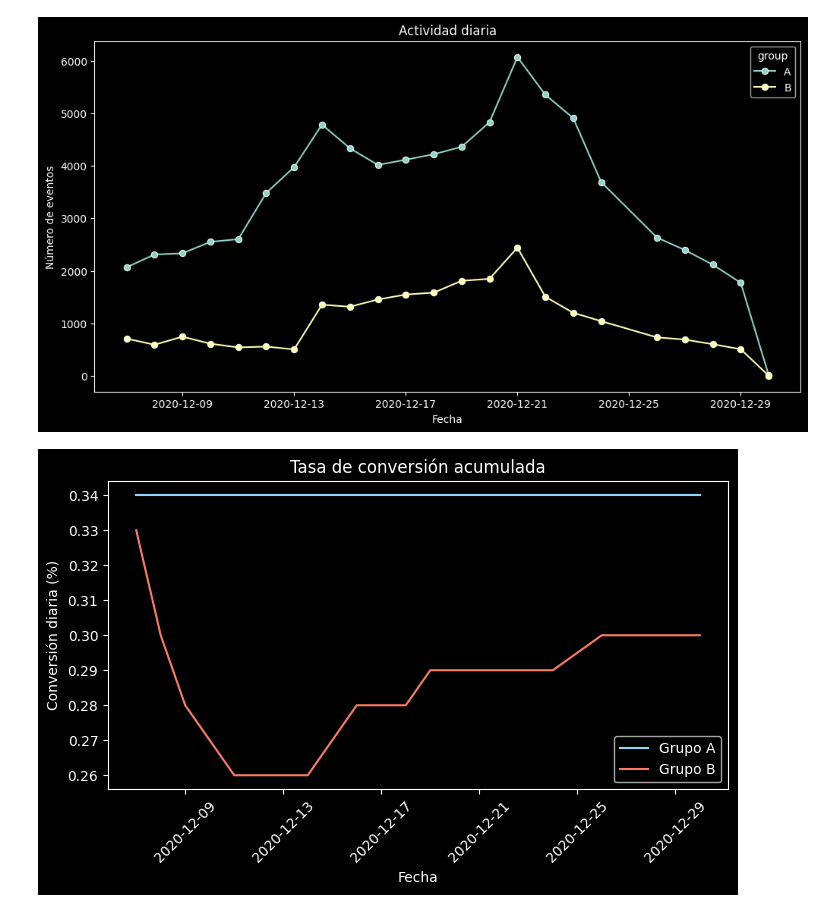
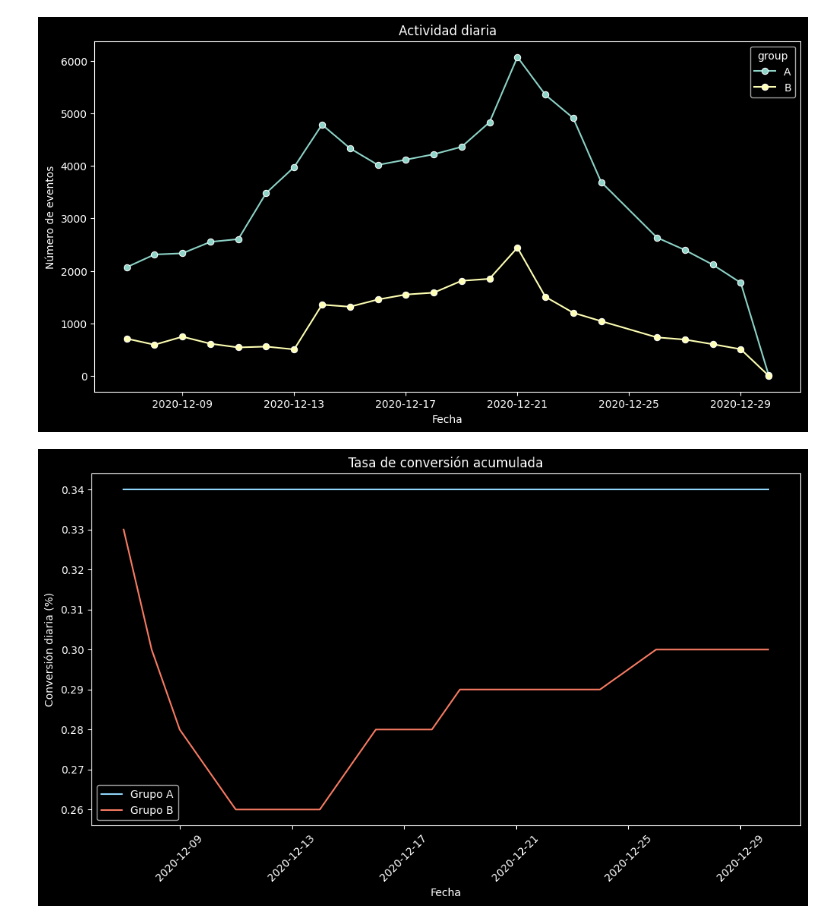
Before and after one commit to XivxnX/recommender_system_test, a Jupyter notebook: recommender_system_test.ipynb, the cells around one changed output. Cells and saved outputs as stored; diff of their text form; code cells hidden in the pictures.

```diff
--- a/recommender_system_test.ipynb
+++ b/recommender_system_test.ipynb
@@ -408,32 +409,32 @@ num_logins_per_group = (
 )
 
 # número de "purchases" realizadas diarias por grupo
 num_purchase_per_group = (
     events_with_group.query('event_name == "purchase"')
     .groupby(['date', 'group'], as_index=False)
     .agg({'user_id':'nunique'})
     .rename(columns={'user_id':'total_purchase'})
 )
 
 # conversion_per_group: juntar número de "logins" y "purchases" diarios
 conversion_per_group = num_logins_per_group.merge(num_purchase_per_group, how='left', on=['date', 'group']).fillna(0)
 
 # calcular tasa de conversión acumulada
 conversion_per_group['cumulative_logins'] = conversion_per_group.groupby('group')['total_logins'].cumsum()
 conversion_per_group['cumulative_purchases'] = conversion_per_group.groupby('group')['total_purchase'].cumsum()
 conversion_per_group['cumulative_conversion'] = (conversion_per_group['cumulative_purchases'] / conversion_per_group['cumulative_logins']).round(2)
 
 # gráfico de líneas: tasa de conversión acumulada
-plt.figure(figsize=(8,4))
+plt.figure(figsize=[12,6])
 colors = {'A': '#8FD6FA', 'B': '#F87C63'}
 for grp in ['A', 'B']:
     grp_data = conversion_per_group[conversion_per_group['group'] == grp]
     plt.plot(grp_data['date'], grp_data['cumulative_conversion'], label=f'Grupo {grp}', color=colors[grp])
 plt.title('Tasa de conversión acumulada')
 plt.xlabel('Fecha')
 plt.ylabel('Conversión diaria (%)')
 plt.legend()
 plt.xticks(rotation=45)
 plt.show()
 # %% [output]
-[figure, old version]
+[figure, new version]
```
Also changed, not shown: parts of 15 cells of this notebook.
